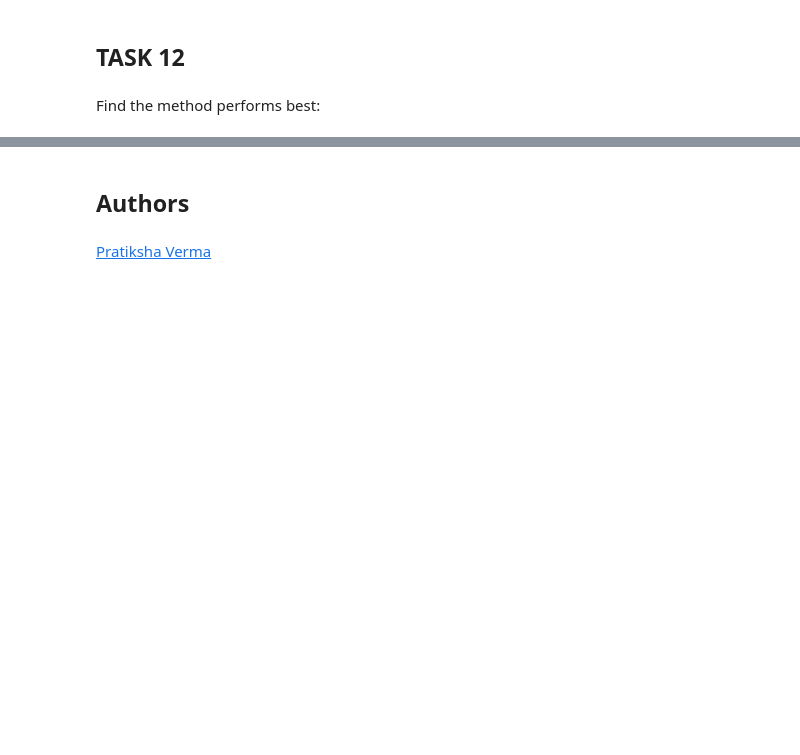
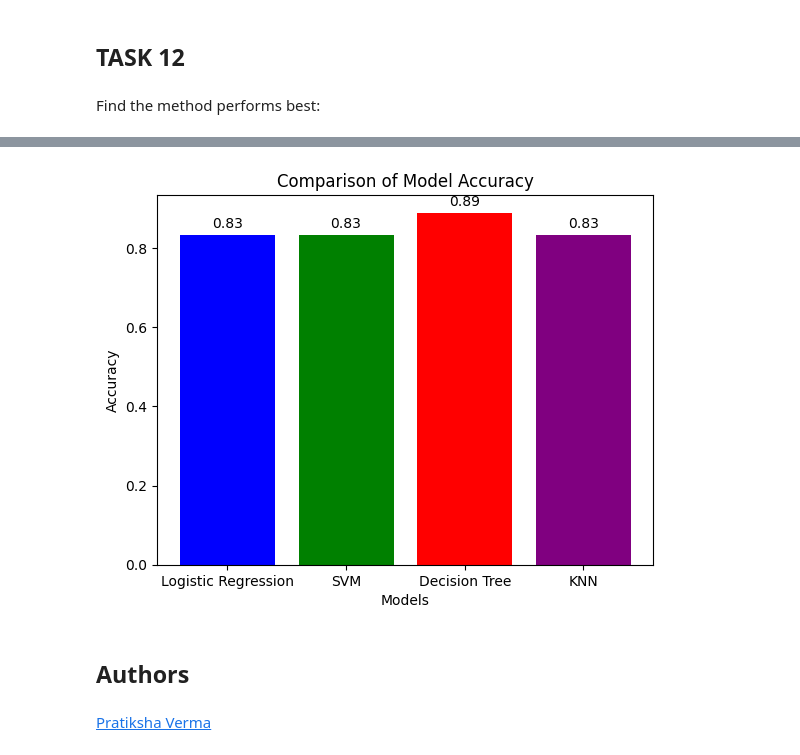
Before and after one commit to Yayan57/IBM-data-Science-Professional-Certificate-Capstone, a Jupyter notebook: SpaceX_Machine Learning Prediction_Part_5.ipynb, the cells around one changed output, grey strips where cells are left out. Saved outputs shown, nothing was run; the diff lists cells and outputs as text; code cells hidden in the pictures; blank space fills up the shorter version.

```diff
--- a/SpaceX_Machine Learning Prediction_Part_5.ipynb
+++ b/SpaceX_Machine Learning Prediction_Part_5.ipynb
@@ -429,4 +426,30 @@ Accuracy on test data: 0.8333333333333334
 [figure]
+# %%
+models = ['Logistic Regression', 'SVM', 'Decision Tree', 'KNN']
+accuracies = [logreg_test_accuracy, svm_test_accuracy, tree_test_accuracy, knn_test_accuracy]
+
+# Create a bar chart
+fig, ax = plt.subplots()
+bars = ax.bar(models, accuracies, color=['blue', 'green', 'red', 'purple'])
+
+# Add text labels on the bars
+for bar in bars:
+    height = bar.get_height()
+    ax.annotate(f'{height:.2f}',
+                xy=(bar.get_x() + bar.get_width() / 2, height),
+                xytext=(0, 3),  # 3 points vertical offset
+                textcoords="offset points",
+                ha='center', va='bottom')
+
+# Set chart title and labels
+plt.title('Comparison of Model Accuracy')
+plt.xlabel('Models')
+plt.ylabel('Accuracy')
+
+# Show the plot
+plt.show()
+# %% [output]
+[figure, added]
 # %% [markdown]
 ## Authors
 # %% [markdown]
```
Also changed, not shown: parts of 7 cells of this notebook.
